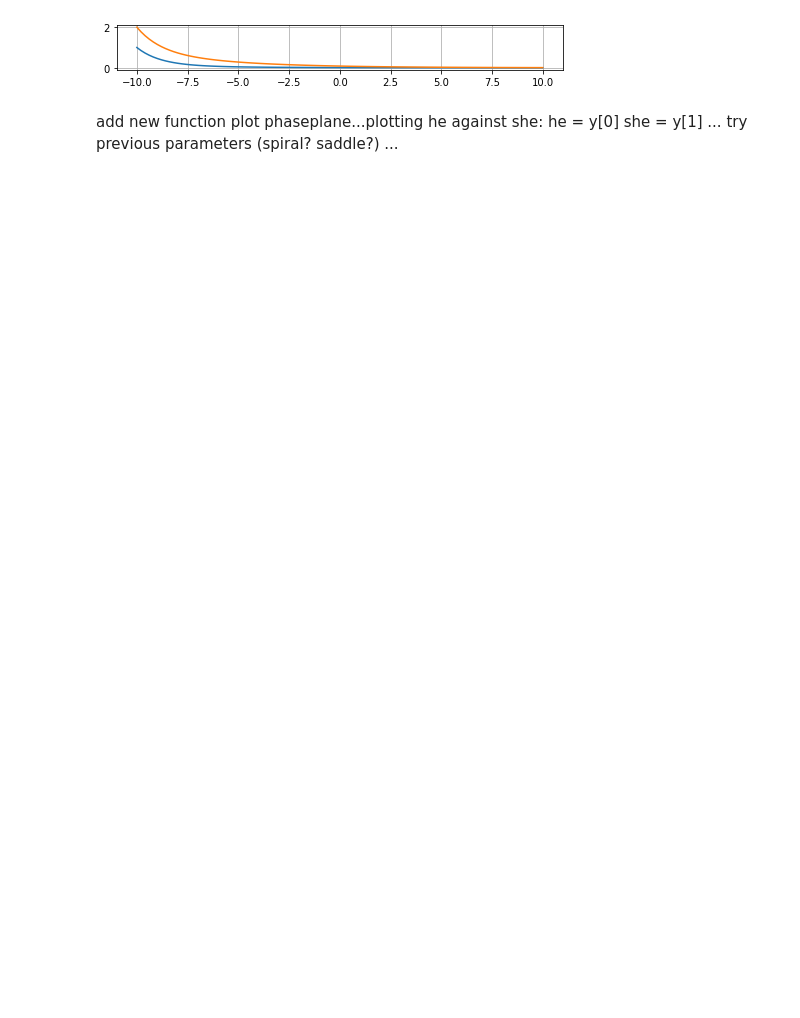
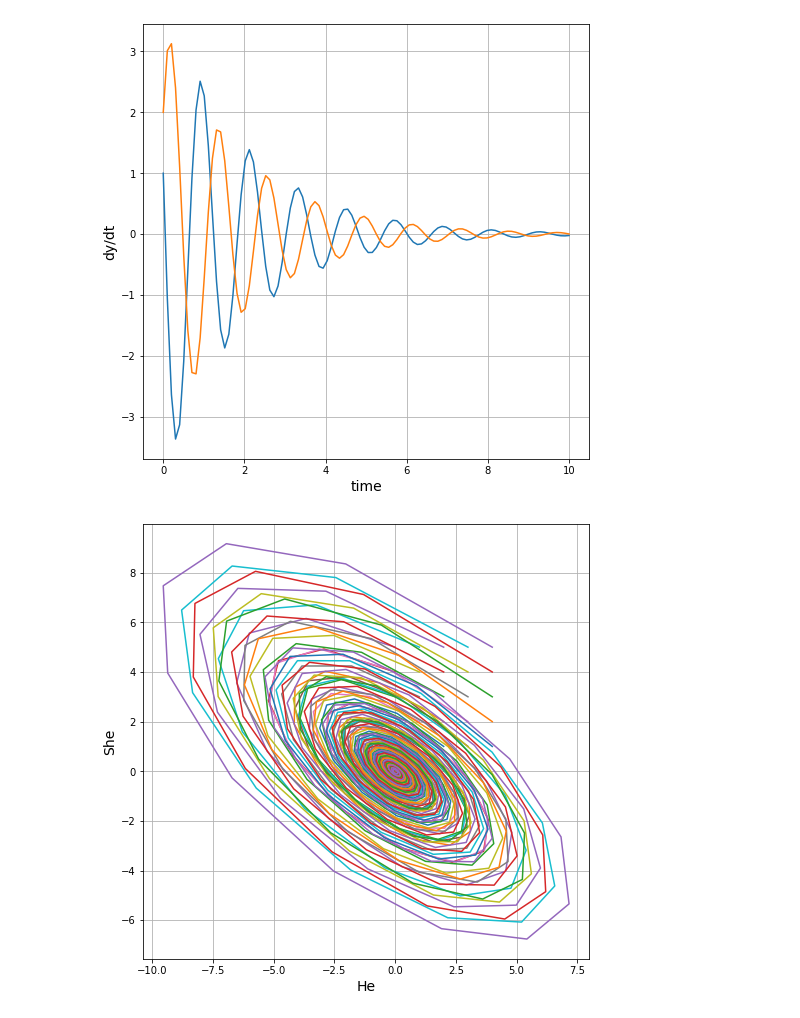
Before and after one commit to jarzavala/LA-Brown-JRitt, a Jupyter notebook: BrownLA-JRitt.ipynb, the cells around one changed output. Saved outputs shown, nothing was run; the diff lists cells and outputs as text; code cells hidden in the pictures; blank space fills up the shorter version.

```diff
--- a/BrownLA-JRitt.ipynb
+++ b/BrownLA-JRitt.ipynb
@@ -3,7 +3,7 @@ import numpy as np
 import matplotlib.pyplot as plt
 from scipy.integrate import odeint
 # %%
-def diff_eq(y,t,he_loves=-1,she_responds=0.1,she_loves=-1,he_responds=-0.1):
+def diff_eq(y,t,he_loves=-5,she_responds=-8,she_loves=6,he_responds=4):
     #dHe/dt = he_loves*He + she_responds*She
     #dShe/dt = she_loves*He + he_responds*She
     #y = [He,She] current position in phase space
@@ -15,20 +15,42 @@ def diff_eq(y,t,he_loves=-1,she_responds=0.1,she_loves=-1,he_responds=-0.1):
     return dydt #two dimensional vector [dHe/dt,dShe/dt]
 
 
-def plot_solution(diff_eq, start = [1,2], t_in = np.linspace(-10, 10, 100)):
+def plot_solution(diff_eq, start = [1,2], t_in = np.linspace(0, 10, 100)):
 
 
     fig0, ax0 = plt.subplots(1,1,figsize=(8,8))
-    ax0.set_aspect('equal')
+    #ax0.set_aspect('equal')
 
 
     y_out = odeint(diff_eq, start, t_in) #returns y's and assume t's stay stable
 
     #print(solve.shape, type(solve)) #should print vector of shape y and type will tell type of object
 
+    #print(y_out[:,0])
+    #print(t_in)
 
     plt.plot(t_in,y_out[:,0]) #[:,0] takes out first column of y...plots Romeo love over time
     plt.plot(t_in,y_out[:,1]) #plots Juliets love over time
 
+    ax0.set_xlabel('time',size=14)
+    ax0.set_ylabel('dy/dt',size=14)
+
     plt.grid()
-    plt.show()
+
+
+def phase_plane(diff_eq, start = [1,2], t_in = np.linspace(0, 10, 100)):
+
+
+    fig, ax = plt.subplots(1,1,figsize=(8,8))
+
+    for x in range(0,5):
+        for y in range(1,6):
+
+            y_out = odeint(diff_eq,[x,y], t_in)
+
+            plt.plot(y_out[:,0],y_out[:,1])
+
+    ax.set_xlabel('He',size=14)
+    ax.set_ylabel('She',size=14)
+
+    plt.grid()
@@ -35,9 +62,6 @@ def plot_solution(diff_eq, start = [1,2], t_in = np.linspace(-10, 10, 100)):
 # %%
 plot_solution(diff_eq)
+phase_plane(diff_eq)
 # %% [output]
-[figure, old version]
+[figure, new version]
+[figure, added]
-# %% [markdown]
-add new function plot phaseplane...plotting he against she: he = y[0] she = y[1]
-...
-try previous parameters (spiral? saddle?)
-...
```
Also changed, not shown: parts of 2 cells of this notebook.
